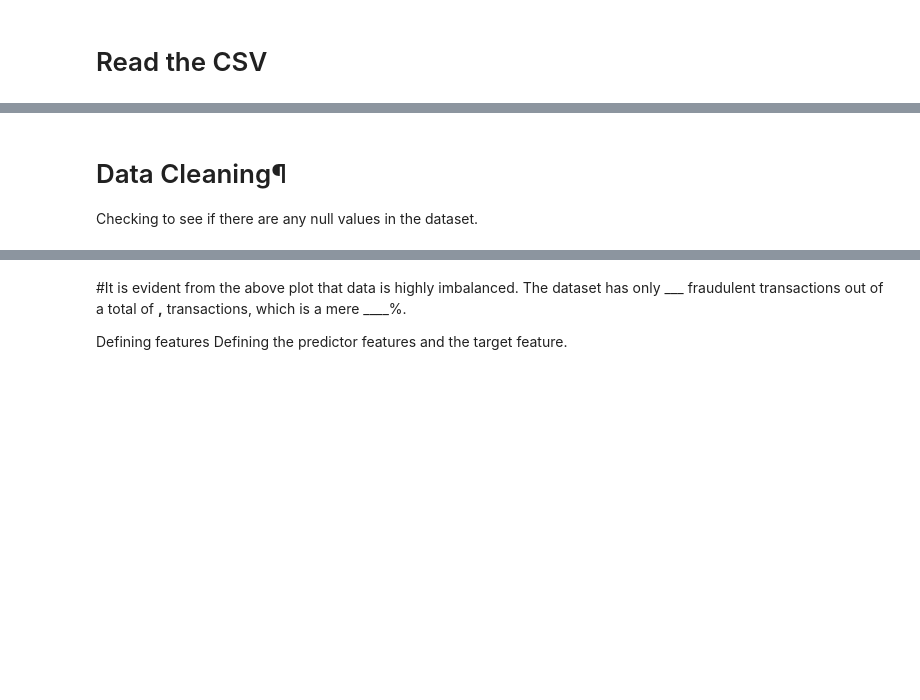
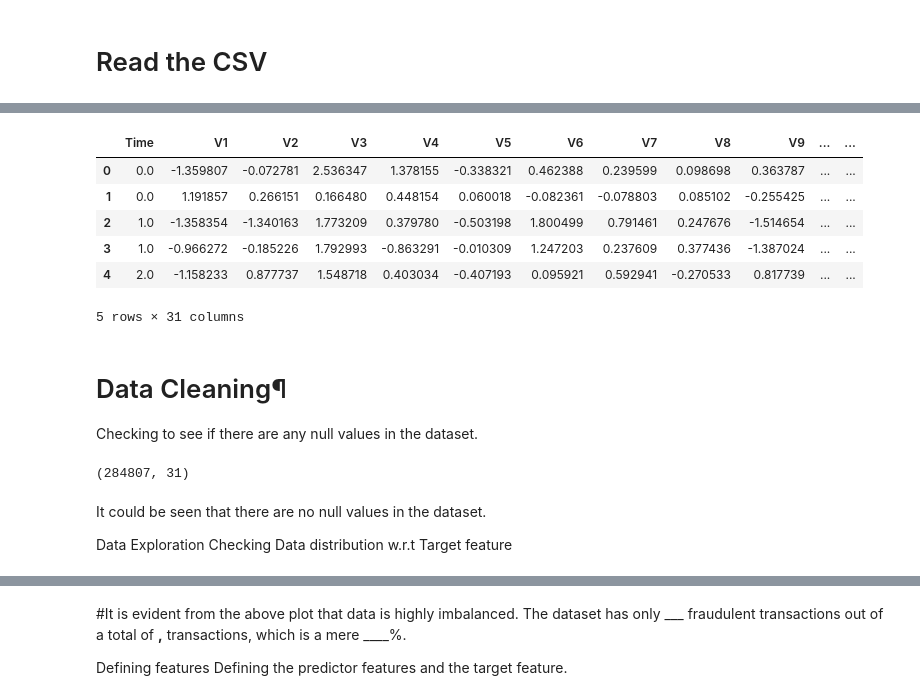
Before and after one commit to cdalsania/Credit_Card_Fraud_Detection, a Jupyter notebook: ml_models/RandomForest.ipynb, the cells around one changed output, grey strips where cells are left out. Saved outputs shown, nothing was run; the diff lists cells and outputs as text; code cells hidden in the pictures; blank space fills up the shorter version.

```diff
--- a/ml_models/RandomForest.ipynb
+++ b/ml_models/RandomForest.ipynb
@@ -29,3 +31,19 @@ df.shape
+# %%
+df = pd.read_csv("creditcard.csv")
+
+# Drop the null columns where all values are null
+df = df.dropna(axis='columns', how='all')
+# Drop the null rows
+df = df.dropna()
+df.head()
+# %% [output]
+|  | Time | V1 | V2 | V3 | V4 | V5 | V6 | V7 | V8 | V9 | ... | ... |
+| 0 | 0.0 | -1.359807 | -0.072781 | 2.536347 | 1.378155 | -0.338321 | 0.462388 | 0.239599 | 0.098698 | 0.363787 | ... | ... |
+| 1 | 0.0 | 1.191857 | 0.266151 | 0.166480 | 0.448154 | 0.060018 | -0.082361 | -0.078803 | 0.085102 | -0.255425 | ... | ... |
+| 2 | 1.0 | -1.358354 | -1.340163 | 1.773209 | 0.379780 | -0.503198 | 1.800499 | 0.791461 | 0.247676 | -1.514654 | ... | ... |
+| 3 | 1.0 | -0.966272 | -0.185226 | 1.792993 | -0.863291 | -0.010309 | 1.247203 | 0.237609 | 0.377436 | -1.387024 | ... | ... |
+| 4 | 2.0 | -1.158233 | 0.877737 | 1.548718 | 0.403034 | -0.407193 | 0.095921 | 0.592941 | -0.270533 | 0.817739 | ... | ... |
+5 rows × 31 columns
 # %% [markdown]
 # Data Cleaning¶
 Checking to see if there are any null values in the dataset.
@@ -36,3 +54,5 @@ df = df.dropna(axis='columns', how='all')
 # Drop the null rows
 df = df.dropna()
 df.shape
+# %% [output]
+(284807, 31)
@@ -44,2 +59,7 @@ Checking Data distribution w.r.t Target feature
+# %% [markdown]
+It could be seen that there are no null values in the dataset.
+
+Data Exploration
+Checking Data distribution w.r.t Target feature
 # %%
 df.groupby('Class').count()
```
Also changed, not shown: parts of 18 cells of this notebook.
